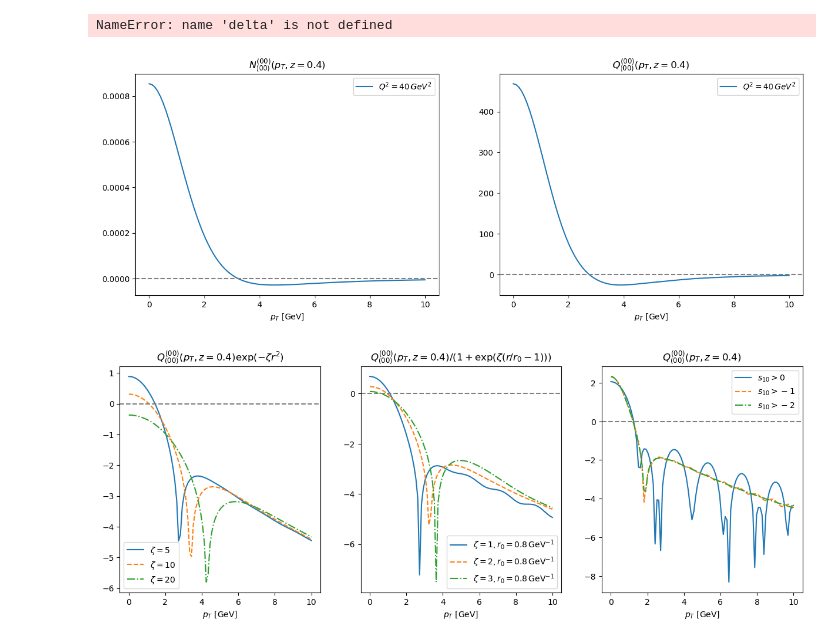
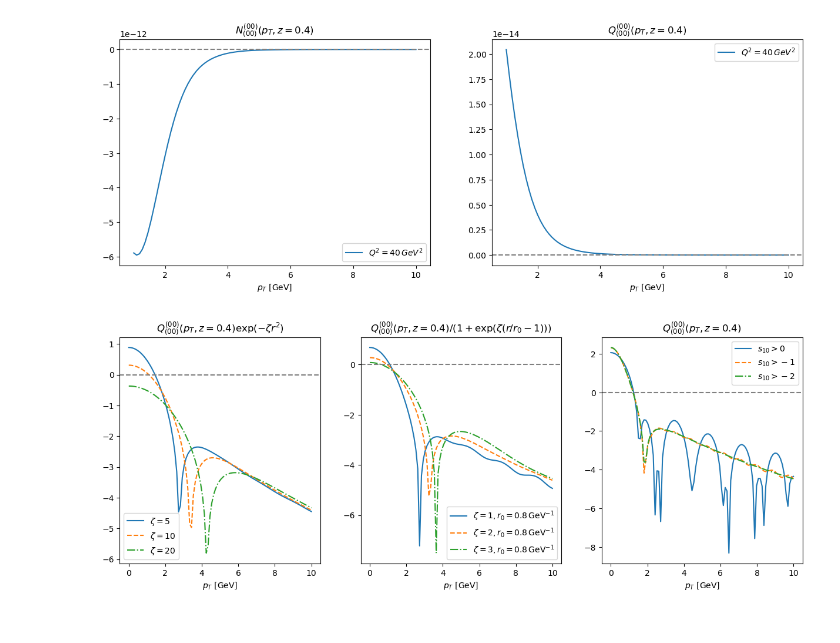
Before and after one commit to brandonmanley/dijet_DSA, a Jupyter notebook: bmanley/DSA_testing.ipynb, the cells around one changed output. Drawn from its saved outputs; the diff is of its cells as text; code cells hidden in the pictures.

Commit message:
separate flavors in dijet code and add moment evolution script

```diff
--- a/bmanley/DSA_testing.ipynb
+++ b/bmanley/DSA_testing.ipynb
@@ -8,9 +8,11 @@ import dijet_utils as dutils
 # %%
 # testing dijet class
 
-dijet1 = dutils.DijetXsec()
+dj = dutils.DijetXsec()
 
-pT_values = np.linspace(0,10,100)
-vars = {'Q': np.sqrt(40), 'z': 0.4, 'x': 0.01, 's': 50**2}
-testN = np.array([dijet1.double_bessel({'pT': ipT} | vars, [0,0,0,0], 'N') for ipT in pT_values])
-testQ = np.array([dijet1.double_bessel({'pT': ipT} | vars, [0,0,0,0], 'Q') for ipT in pT_values])
+pT_values = np.linspace(1,10,100)
+
+vars = {'Q':np.sqrt(20), 'z': 0.4, 'x': 0.01, 's': 50**2, 'y':20/((50**2)*0.01), 'delta':0.2, 'phi_Dp':0.0, 'phi_kp':0.0}
+
+test_dsa = np.array([dj.get_xsec({'pT': ipT} | vars, 'DSA') for ipT in pT_values])
+test_unpolar = np.array([dj.get_xsec({'pT': ipT} | vars, 'unpolarized') for ipT in pT_values])
@@ -93,14 +19,3 @@ plt.show()
-# %%
-# testing dijet class
-
-dijet1 = dutils.DijetXsec()
-
-pT_values = np.linspace(0,10,100)
-vars = {'Q': np.sqrt(40), 'z': 0.4, 'x': 0.01, 's': 50**2}
-testN = np.array([dijet1.double_bessel({'pT': ipT} | vars, [0,0,0,0], 'N') for ipT in pT_values])
-testQ = np.array([dijet1.double_bessel({'pT': ipT} | vars, [0,0,0,0], 'Q') for ipT in pT_values])
-# %% [output]
-NameError: name 'delta' is not defined
 # %%
 # compute db transform
 # pT_values = np.linspace(0,10,100)
@@ -110,36 +25,36 @@ test_z = 0.4
 # testQ = np.array([double_bessel(ipT, test_Q2, test_z, 0.01, [0,0,0,0], 'Q') for ipT in pT_values])
 
 fig, axes = plt.subplots(1, 2, figsize=(15, 5))
 
-axes[0].plot(pT_values, testN, label = fr'$Q^2={round(test_Q2**2)}\,GeV^2$')
+axes[0].plot(pT_values, test_dsa, label = fr'$Q^2={round(test_Q2**2)}\,GeV^2$')
 axes[0].axhline(y=0, color='grey', linestyle='--')
 axes[0].set_xlabel(r'$p_{T}$ [GeV]')
 axes[0].set_title(fr'$N_{{(00)}}^{{(00)}}(p_T, z={test_z})$')
 axes[0].legend()
 # axes[0].semilogy()
 
-axes[1].plot(pT_values, testQ, label = fr'$Q^2={round(test_Q2**2)}\,GeV^2$')
+axes[1].plot(pT_values, test_unpolar, label = fr'$Q^2={round(test_Q2**2)}\,GeV^2$')
 axes[1].axhline(y=0, color='grey', linestyle='--')
 axes[1].set_xlabel(r'$p_{T}$ [GeV]')
 axes[1].set_title(fr'$Q_{{(00)}}^{{(00)}}(p_T, z={test_z})$')
 axes[1].legend()
 # axes[1].semilogy()
 
 # axes[2].plot(pT_values, np.array(testN)*np.array(testQ), label = fr'$Q^2={round(test_Q2**2)}\,GeV^2$')
 # axes[2].axhline(y=0, color='grey', linestyle='--')
 # # axes[2].semilogy()
 # axes[2].set_xlabel(r'$p_{T}$ [GeV]')
 # axes[2].set_title(fr'$N_{{(00)}}^{{(00)}}(p_T, z={test_z})\times Q_{{(00)}}^{{(00)}}(p_T, z={test_z})$')
 # axes[2].legend()
 
 # plt.plot(pT_values, N_pTs[1], label = "Q, a,b = 1,0")
 # plt.plot(pT_values, N_pTs[2], label = "a,b = 0,1")
 # plt.plot(pT_values, N_pTs[3], label = "a,b = 1,1")
 # plt.legend()
 # plt.axhline(y=0, color='grey', linestyle='--')
 plt.show()
 # %% [output]
-[figure, old version]
+[figure, new version]
 # %%
 # compare IR regulating functions
 pT_values = np.linspace(0,10,100)
```
Also changed, not shown: parts of 5 cells of this notebook, 14 other files.
